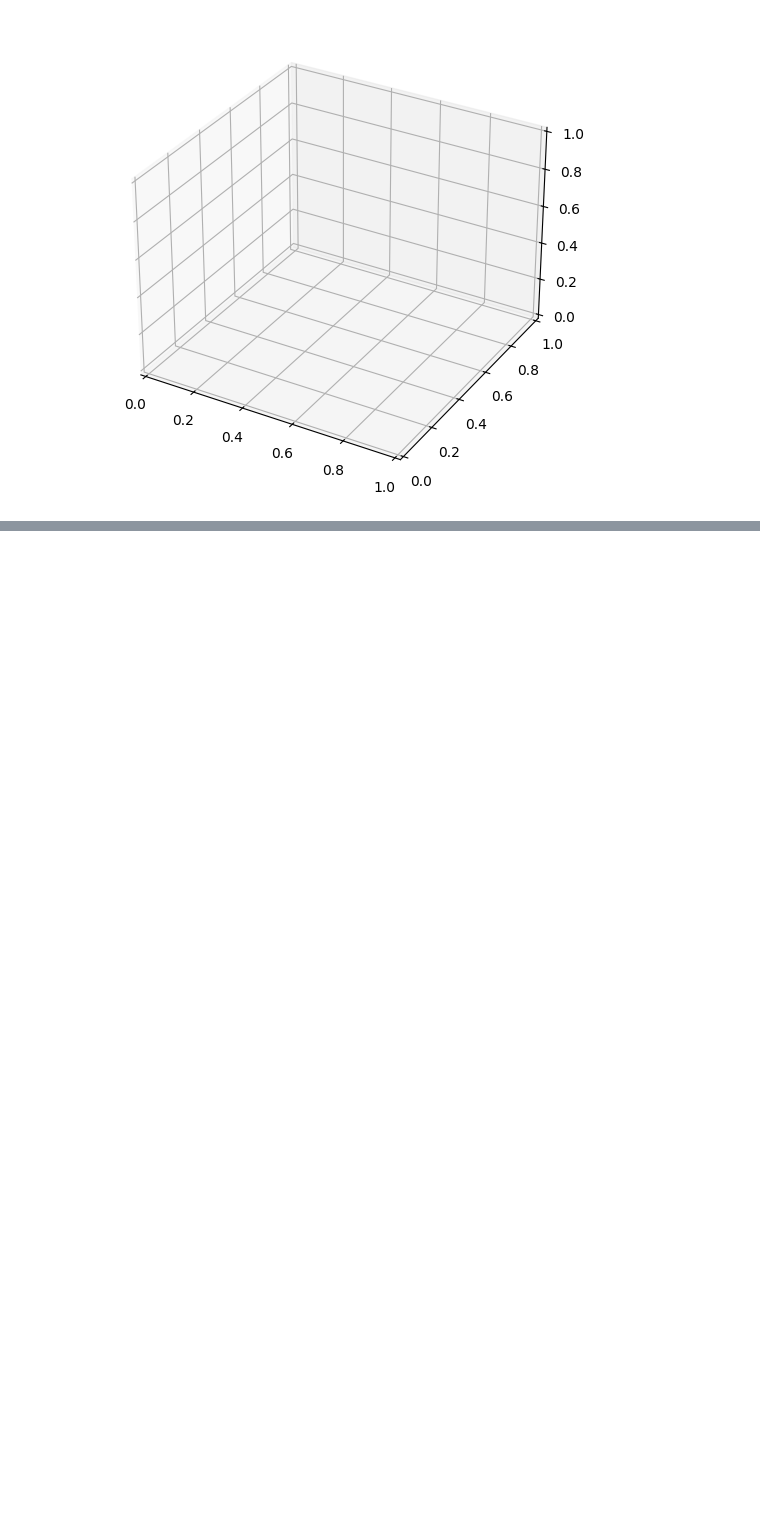
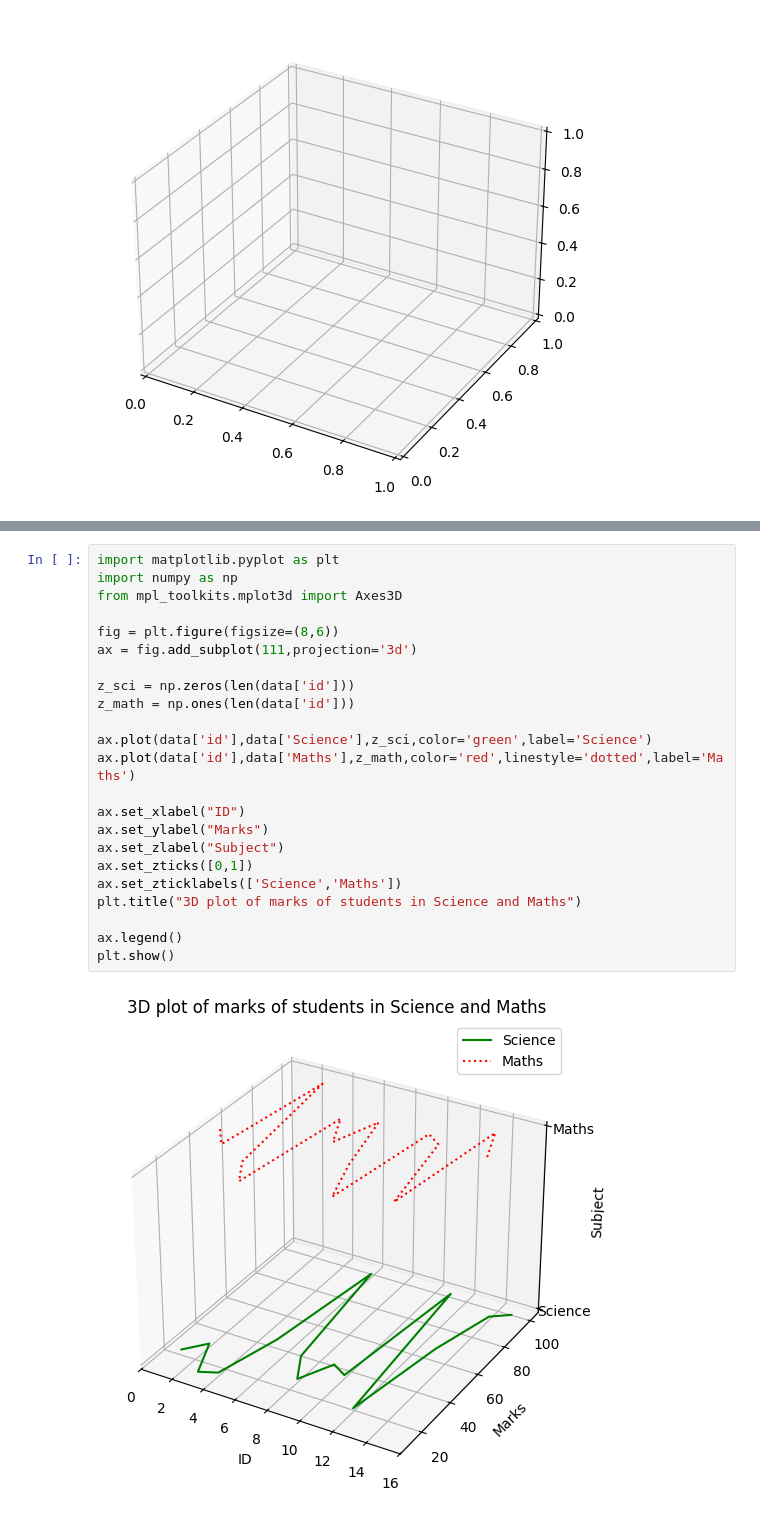
Before and after one commit to HimanshuHeda/Advance_Python, a Jupyter notebook: 3D _Axes.ipynb, the cells around one changed output, grey strips where cells are left out. Cells and saved outputs as stored; diff of their text form; blank space fills up the shorter version.

```diff
--- a/3D _Axes.ipynb
+++ b/3D _Axes.ipynb
@@ -38,0 +40,25 @@ plt.show()
+# %%
+import matplotlib.pyplot as plt
+import numpy as np
+from mpl_toolkits.mplot3d import Axes3D
+
+fig = plt.figure(figsize=(8,6))
+ax = fig.add_subplot(111,projection='3d')
+
+z_sci = np.zeros(len(data['id']))
+z_math = np.ones(len(data['id']))
+
+ax.plot(data['id'],data['Science'],z_sci,color='green',label='Science')
+ax.plot(data['id'],data['Maths'],z_math,color='red',linestyle='dotted',label='Maths')
+
+ax.set_xlabel("ID")
+ax.set_ylabel("Marks")
+ax.set_zlabel("Subject")
+ax.set_zticks([0,1])
+ax.set_zticklabels(['Science','Maths'])
+plt.title("3D plot of marks of students in Science and Maths")
+
+ax.legend()
+plt.show()
+# %% [output]
+[figure, added]
```
Also changed, not shown: parts of 3 cells of this notebook, 3 other files.
